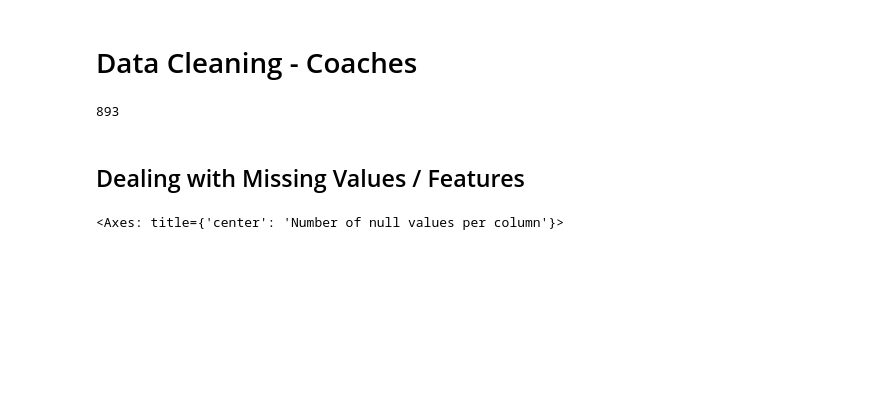
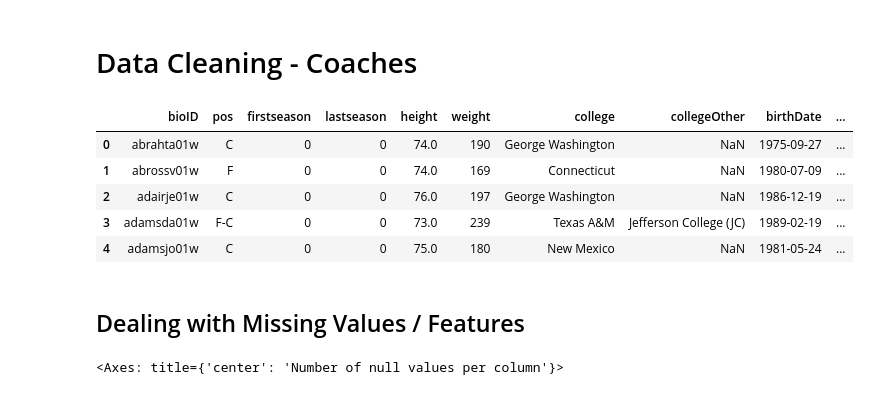
Before and after one commit to DanielRodrigues08/AC-FEUP, a Jupyter notebook: data_cleaning/players.ipynb, the cells around one changed output. Saved outputs shown, nothing was run; the diff lists cells and outputs as text; code cells hidden in the pictures; blank space fills up the shorter version.

```diff
--- a/data_cleaning/players.ipynb
+++ b/data_cleaning/players.ipynb
@@ -3,15 +3,18 @@
 # %%
 import pandas as pd
 from utils import *
 import os
 
 df = pd.read_csv('../data/players.csv')
+init_num_rows = df.shape[0]
 df.head()
-init_num_columns = df.shape[0]
+# %% [output]
+|  | bioID | pos | firstseason | lastseason | height | weight | college | collegeOther | birthDate | ... |
+| 0 | abrahta01w | C | 0 | 0 | 74.0 | 190 | George Washington | NaN | 1975-09-27 | ... |
+| 1 | abrossv01w | F | 0 | 0 | 74.0 | 169 | Connecticut | NaN | 1980-07-09 | ... |
+| 2 | adairje01w | C | 0 | 0 | 76.0 | 197 | George Washington | NaN | 1986-12-19 | ... |
+| 3 | adamsda01w | F-C | 0 | 0 | 73.0 | 239 | Texas A&M | Jefferson College (JC) | 1989-02-19 | ... |
+| 4 | adamsjo01w | C | 0 | 0 | 75.0 | 180 | New Mexico | NaN | 1981-05-24 | ... |
-# %%
-print(df.shape[0])
-# %% [output]
-893
 # %% [markdown]
 ## Dealing with Missing Values / Features
 # %%
```
Also changed, not shown: parts of 8 cells of this notebook, 13 other files.
